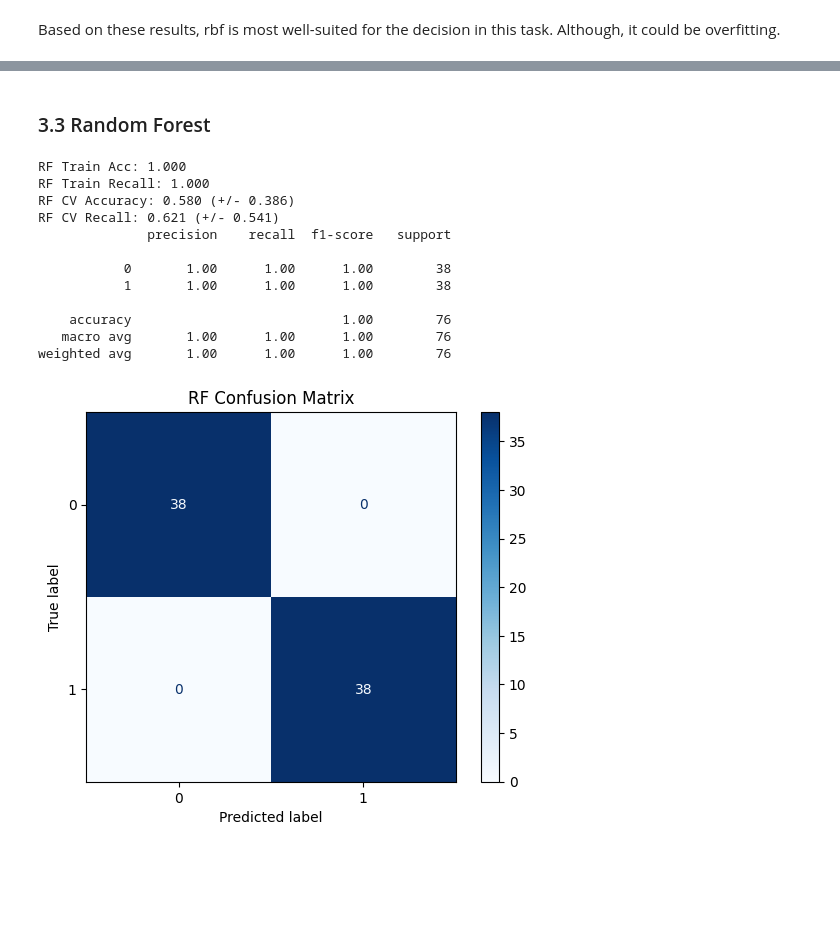
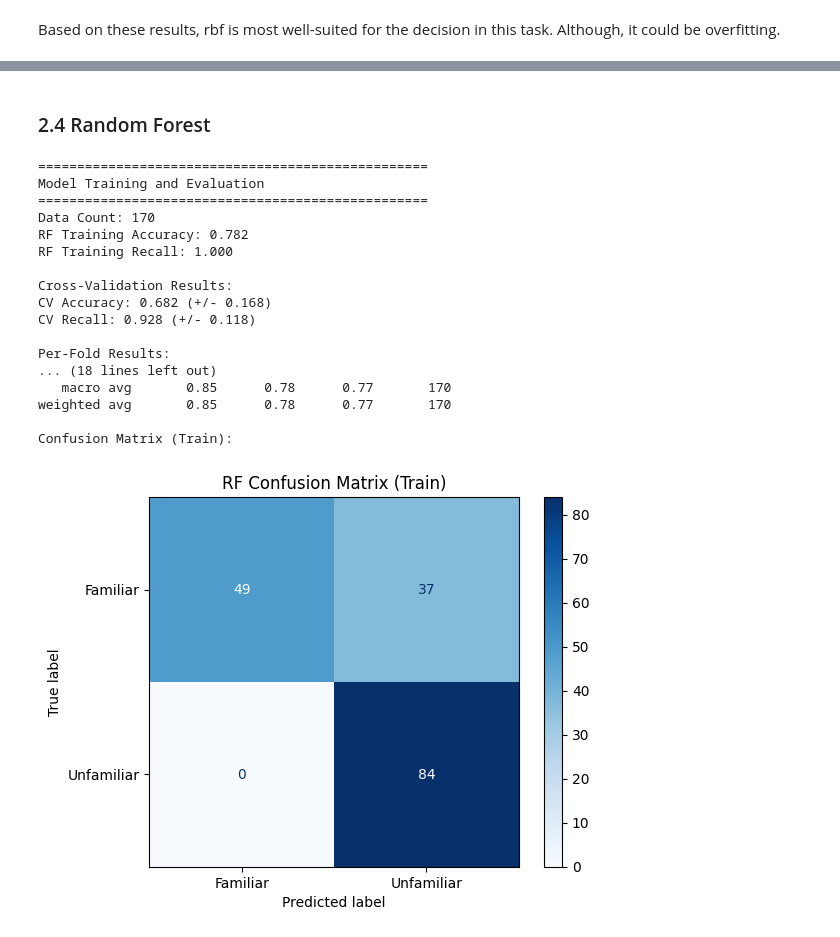
Before and after one commit to YouniPark/FYDP-rename_later-, a Jupyter notebook: poc/eeg_analysis/Classifier_Training.ipynb, the cells around one changed output, grey strips where cells are left out. Cells and saved outputs as stored; diff of their text form; code cells hidden in the pictures; blank space fills up the shorter version.

```diff
--- a/poc/eeg_analysis/Classifier_Training.ipynb
+++ b/poc/eeg_analysis/Classifier_Training.ipynb
@@ -151,23 +357,6 @@ import seaborn as sns
 # gamma (kernel coefficient): scale (default), auto, or float value ()
 # class_weight (weight of classes): None (default), 'balanced', or dict
 
-svm = SVC(kernel='rbf', C=1, gamma='scale', random_state=42, class_weight=custom_class_weight)
-svm.fit(X_train_scaled, y_train)
-
-# Evaluate
-train_accuracy = svm.score(X_train_scaled, y_train)
-# test_accuracy = svm.score(X_test_scaled, y_test)
-
-y_train_pred_temp = svm.predict(X_train_scaled)
-train_recall = recall_score(y_train, y_train_pred_temp)
-
-print(f"Training Accuracy: {train_accuracy:.3f}")
-print(f"Training Recall: {train_recall:.3f}")
-# print(f"Test Accuracy: {test_accuracy:.3f}")
-
-# Cross-validation for more robust estimate (folds data n times)
-cv_accuracy = cross_val_score(svm, X_train_scaled, y_train, cv=n_cv_split, scoring='accuracy')
-cv_recall = cross_val_score(svm, X_train_scaled, y_train, cv=n_cv_split, scoring='recall')
-print(f"CV Accuracy: {cv_accuracy.mean():.3f} (+/- {cv_accuracy.std() * 2:.3f})")
-print(f"CV Recall: {cv_recall.mean():.3f} (+/- {cv_recall.std() * 2:.3f})")
+svm = SVC(kernel='rbf', C=2, gamma='scale', random_state=42, class_weight=custom_class_weight)
+svm, _ = evaluate_train_and_cv("SVM", svm, X_train_scaled, y_train, k_fold_cv, detailed_train_report=True)
 # %% [output]
@@ -745,23 +638,45 @@ weighted avg       0.75      0.70      0.68        76
 # %% [markdown]
-### 3.3 Random Forest
+### 2.4 Random Forest
 # %%
 ## Train Random Forest Classifier
+# Params:
+# n_estimators: number of trees in the forest (default=100)
+# criterion: function to measure the quality of a split (default='gini', others: 'entropy', 'log_loss')
+# max_depth: maximum depth of the tree (default = None)
+# min_samples_split: minimum number of samples required to split an internal node (default=2)
+# min_samples_leaf: minimum number of samples required to be at a leaf node (default=1)
 
 # Full dataset
-eval_model("RF", RandomForestClassifier(n_estimators=25, random_state=42, n_jobs=-1, class_weight=custom_class_weight), X_train_scaled, y_train)
-# Reduced dataset
-# eval_model("RF (Reduced)", RandomForestClassifier(n_estimators=25, random_state=42, n_jobs=-1, class_weight=custom_class_weight), X_train_reduced_scaled, y_train)
+rf, _ = evaluate_train_and_cv(
+    "RF",
+    RandomForestClassifier(
+        n_estimators=425,
+        criterion = 'gini',
+        max_depth=3,
+        min_samples_split=2,
+        min_samples_leaf=1,
+        random_state=42, n_jobs=-1, class_weight=custom_class_weight),
+    X_train_scaled,
+    y_train,
+    k_fold_cv,
+    detailed_train_report=True,
+ )
 # %% [output]
-RF Train Acc: 1.000
-RF Train Recall: 1.000
-RF CV Accuracy: 0.580 (+/- 0.386)
-RF CV Recall: 0.621 (+/- 0.541)
-              precision    recall  f1-score   support
+==================================================
+Model Training and Evaluation
+==================================================
+Data Count: 170
+RF Training Accuracy: 0.782
+RF Training Recall: 1.000
 
-           0       1.00      1.00      1.00        38
-           1       1.00      1.00      1.00        38
+Cross-Validation Results:
+CV Accuracy: 0.682 (+/- 0.168)
+CV Recall: 0.928 (+/- 0.118)
 
-    accuracy                           1.00        76
-   macro avg       1.00      1.00      1.00        76
-weighted avg       1.00      1.00      1.00        76
+Per-Fold Results:
+... (18 lines left out)
+   macro avg       0.85      0.78      0.77       170
+weighted avg       0.85      0.78      0.77       170
+
+Confusion Matrix (Train):
-[figure, old version]
+[figure, new version]
```
Also changed, not shown: parts of 64 cells of this notebook.
